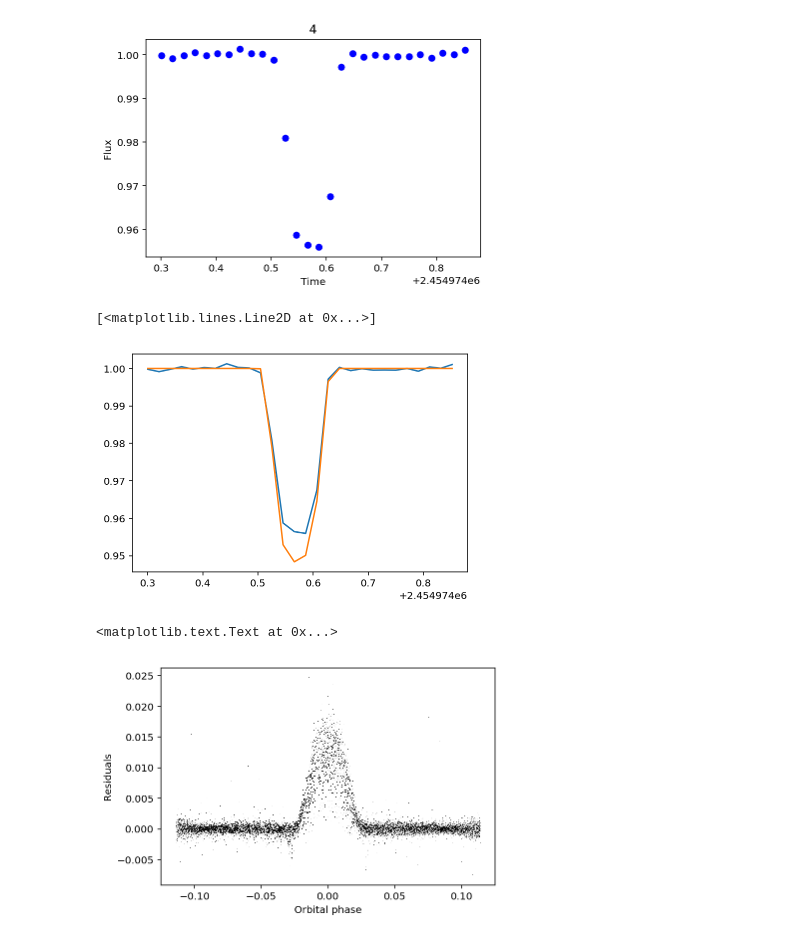
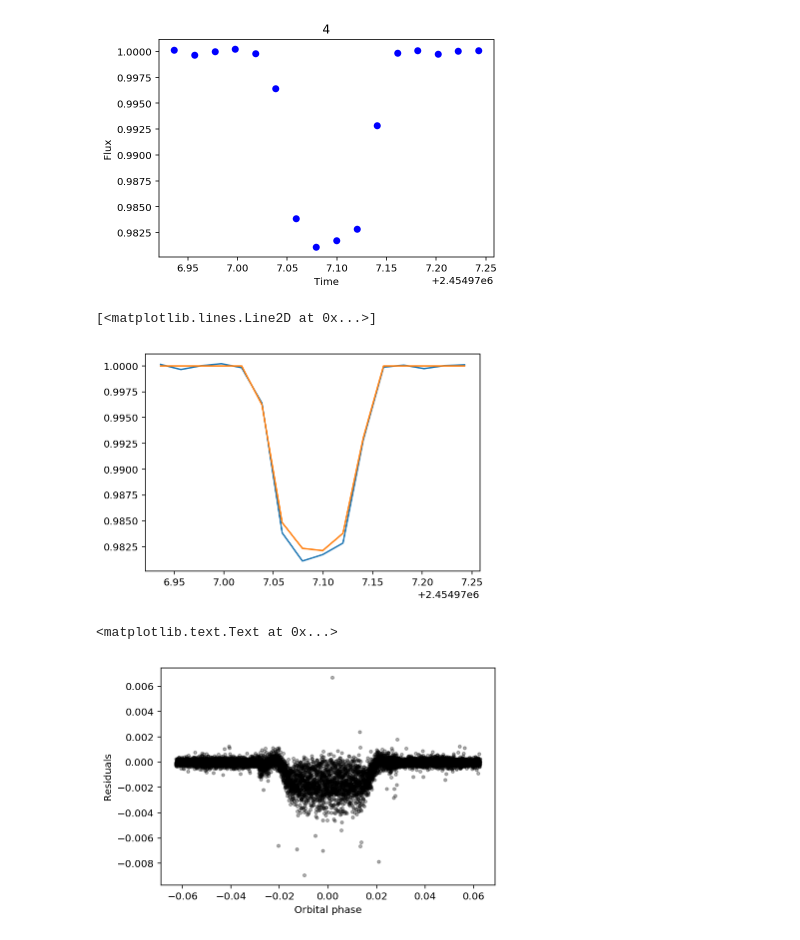
Before and after one commit to bmorris3/salter, a Jupyter notebook: show_lc.ipynb, the cells around one changed output. Cells and saved outputs as stored; diff of their text form; code cells hidden in the pictures.

```diff
--- a/show_lc.ipynb
+++ b/show_lc.ipynb
@@ -16,0 +10,7 @@ whole_lc.plot()
+# %%
+
+# Here are some numbers to try: 4157325, 9705459, 10386922
+kic_number = 9651668 #
+whole_lc = LightCurve.from_hdf5(hdf5_file, kic_number)
+
+whole_lc.plot()
@@ -37,28 +39,3 @@ t0: 2454967.110364
 t_secondary: None
 u: (0.49869999999999998, 0.1772)
 w: 90
-# %%
-from scipy.ndimage import gaussian_filter
-import numpy as np
-
-extra_oot_time = 2 # [durations]; Extra transit durations to keep before ingress/after egress
-polynomial_order = 1
-
-near_transit = LightCurve(**whole_lc.mask_out_of_transit(oot_duration_fraction=extra_oot_time))
-transits = near_transit.get_transit_light_curves()
-
-# Compute maxes for each quarter
-available_quarters = whole_lc.get_available_quarters()
-quarters = [whole_lc.get_quarter(q) for q in whole_lc.get_available_quarters()]
-
-quarterly_maxes = {}
-set_upper_limit = 4e10
-for i, quarter_number, lc in zip(range(len(available_quarters)),
-                                 available_quarters, quarters):
-    fluxes = lc.fluxes[lc.fluxes < set_upper_limit]
-    smoothed_fluxes = gaussian_filter(fluxes, sigma=20)
-    quarterly_maxes[quarter_number] = np.max(smoothed_fluxes)
-
-for transit in transits:
-    transit.subtract_add_divide_without_outliers(quarterly_max=quarterly_maxes[lc.quarters[0]],
-                                                 plots=False)
@@ -85,9 +42,20 @@ set(whole_lc.quarters)
+# %%
+from salter import subtract_add_divide
+
+extra_oot_time = 1.0 # [durations]; Extra transit durations to keep before ingress/after egress
+polynomial_order = 1
+
+# Mask out-of-transit portions of light curves, chop into individual transits
+near_transit = LightCurve(**whole_lc.mask_out_of_transit(oot_duration_fraction=extra_oot_time))
+transits = near_transit.get_transit_light_curves()
+
+subtract_add_divide(whole_lc, transits)
 # %%
 sample_transit = transits[4]
 
 sample_transit.plot()
 # %% [output]
-[figure, old version]
+[figure, new version]
 # %%
 # Compute mandel & agol model
 model = sample_transit.transit_model()
@@ -96,14 +64,14 @@ plt.plot(sample_transit.times.jd, sample_transit.fluxes)
 plt.plot(sample_transit.times.jd, model)
 # %% [output]
 [<matplotlib.lines.Line2D at 0x...>]
-[figure, old version]
+[figure, new version]
 # %%
 # plot residuals:
 
 for transit in transits:
-    plt.plot(transit.phases(), transit.fluxes - transit.transit_model(), 'k,')
+    plt.plot(transit.phases(), transit.fluxes - transit.transit_model(), 'k.', alpha=0.3)
 plt.xlabel('Orbital phase')
 plt.ylabel('Residuals')
 # %% [output]
 <matplotlib.text.Text at 0x...>
-[figure, old version]
+[figure, new version]
```
Also changed, not shown: parts of 5 cells of this notebook, 4 other files.
